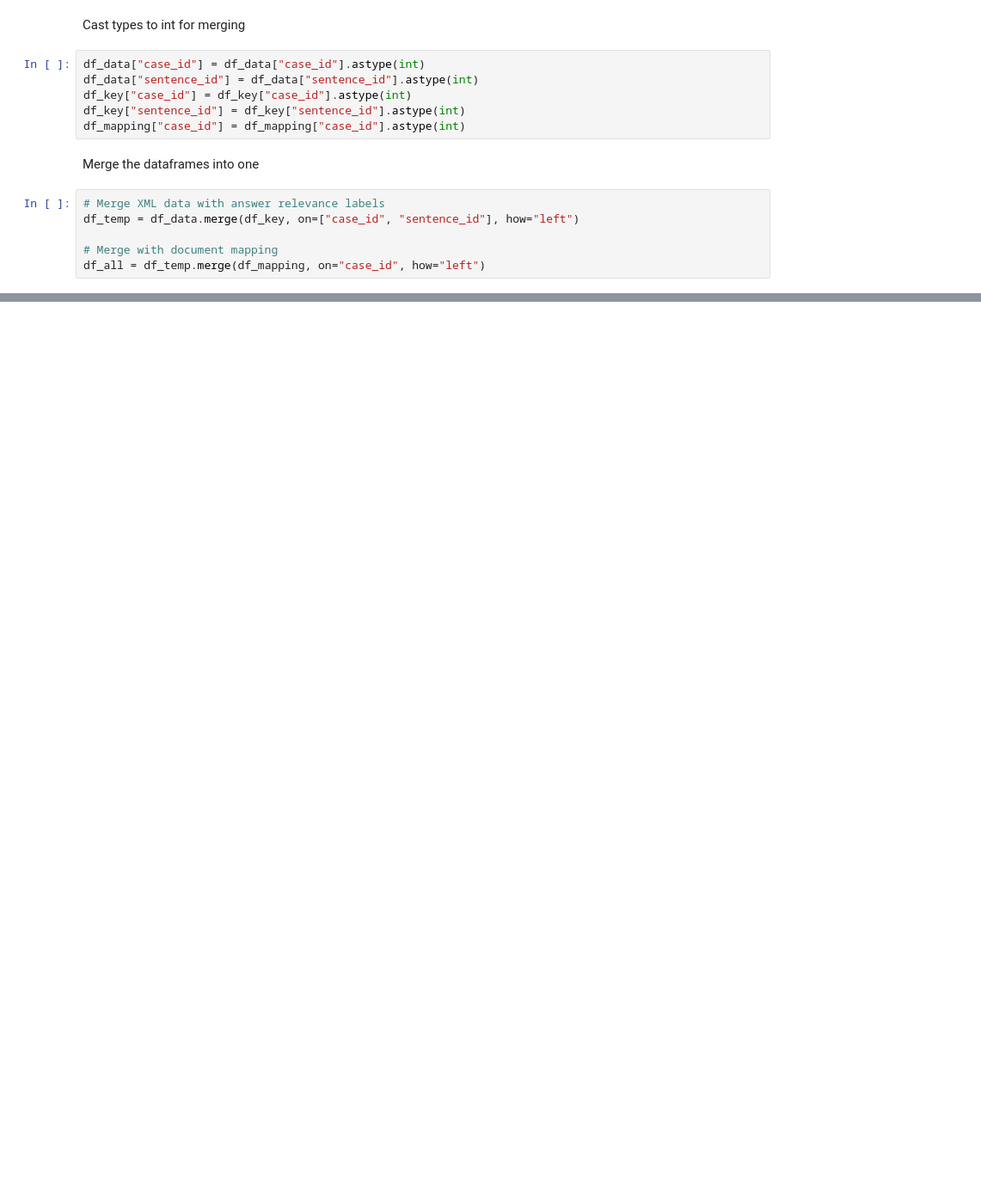
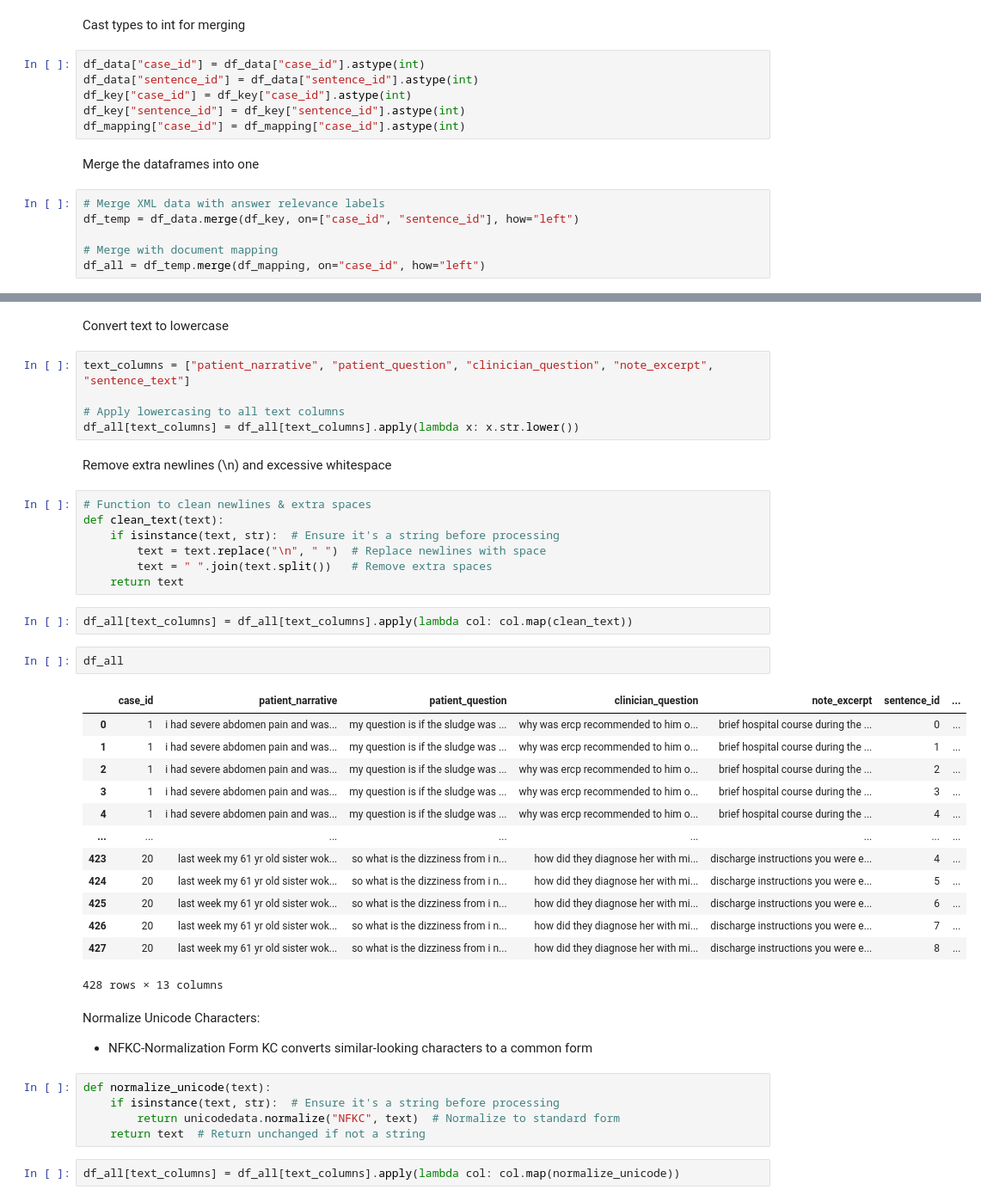
Before and after one commit to KRLabsOrg/verbatim-rag, a Jupyter notebook: exploration/exploration.ipynb, the cells around one changed output, grey strips where cells are left out. Shown at 86% size. Cells and saved outputs as stored; diff of their text form; blank space fills up the shorter version.

```diff
--- a/exploration/exploration.ipynb
+++ b/exploration/exploration.ipynb
@@ -213,0 +285,44 @@ df_all = df_temp.merge(df_mapping, on="case_id", how="left")
+# %% [markdown]
+Convert text to lowercase
+# %%
+text_columns = ["patient_narrative", "patient_question", "clinician_question", "note_excerpt", "sentence_text"]
+
+# Apply lowercasing to all text columns
+df_all[text_columns] = df_all[text_columns].apply(lambda x: x.str.lower())
+# %% [markdown]
+Remove extra newlines (\n) and excessive whitespace
+# %%
+# Function to clean newlines & extra spaces
+def clean_text(text):
+    if isinstance(text, str):  # Ensure it's a string before processing
+        text = text.replace("\n", " ")  # Replace newlines with space
+        text = " ".join(text.split())   # Remove extra spaces
+    return text
+# %%
+df_all[text_columns] = df_all[text_columns].apply(lambda col: col.map(clean_text))
+# %%
+df_all
+# %% [output]
+|  | case_id | patient_narrative | patient_question | clinician_question | note_excerpt | sentence_id | ... |
+| 0 | 1 | i had severe abdomen pain and was... | my question is if the sludge was ... | why was ercp recommended to him o... | brief hospital course during the ... | 0 | ... |
+| 1 | 1 | i had severe abdomen pain and was... | my question is if the sludge was ... | why was ercp recommended to him o... | brief hospital course during the ... | 1 | ... |
+| 2 | 1 | i had severe abdomen pain and was... | my question is if the sludge was ... | why was ercp recommended to him o... | brief hospital course during the ... | 2 | ... |
+| 3 | 1 | i had severe abdomen pain and was... | my question is if the sludge was ... | why was ercp recommended to him o... | brief hospital course during the ... | 3 | ... |
+| 4 | 1 | i had severe abdomen pain and was... | my question is if the sludge was ... | why was ercp recommended to him o... | brief hospital course during the ... | 4 | ... |
+| ... | ... | ... | ... | ... | ... | ... | ... |
+| 423 | 20 | last week my 61 yr old sister wok... | so what is the dizziness from i n... | how did they diagnose her with mi... | discharge instructions you were e... | 4 | ... |
+| 424 | 20 | last week my 61 yr old sister wok... | so what is the dizziness from i n... | how did they diagnose her with mi... | discharge instructions you were e... | 5 | ... |
+| 425 | 20 | last week my 61 yr old sister wok... | so what is the dizziness from i n... | how did they diagnose her with mi... | discharge instructions you were e... | 6 | ... |
+| 426 | 20 | last week my 61 yr old sister wok... | so what is the dizziness from i n... | how did they diagnose her with mi... | discharge instructions you were e... | 7 | ... |
+| 427 | 20 | last week my 61 yr old sister wok... | so what is the dizziness from i n... | how did they diagnose her with mi... | discharge instructions you were e... | 8 | ... |
+428 rows × 13 columns
+# %% [markdown]
+Normalize Unicode Characters:
+- NFKC-Normalization Form KC converts similar-looking characters to a common form
+# %%
+def normalize_unicode(text):
+    if isinstance(text, str):  # Ensure it's a string before processing
+        return unicodedata.normalize("NFKC", text)  # Normalize to standard form
+    return text  # Return unchanged if not a string
+# %%
+df_all[text_columns] = df_all[text_columns].apply(lambda col: col.map(normalize_unicode))
```
Also changed, not shown: parts of 36 cells of this notebook.
